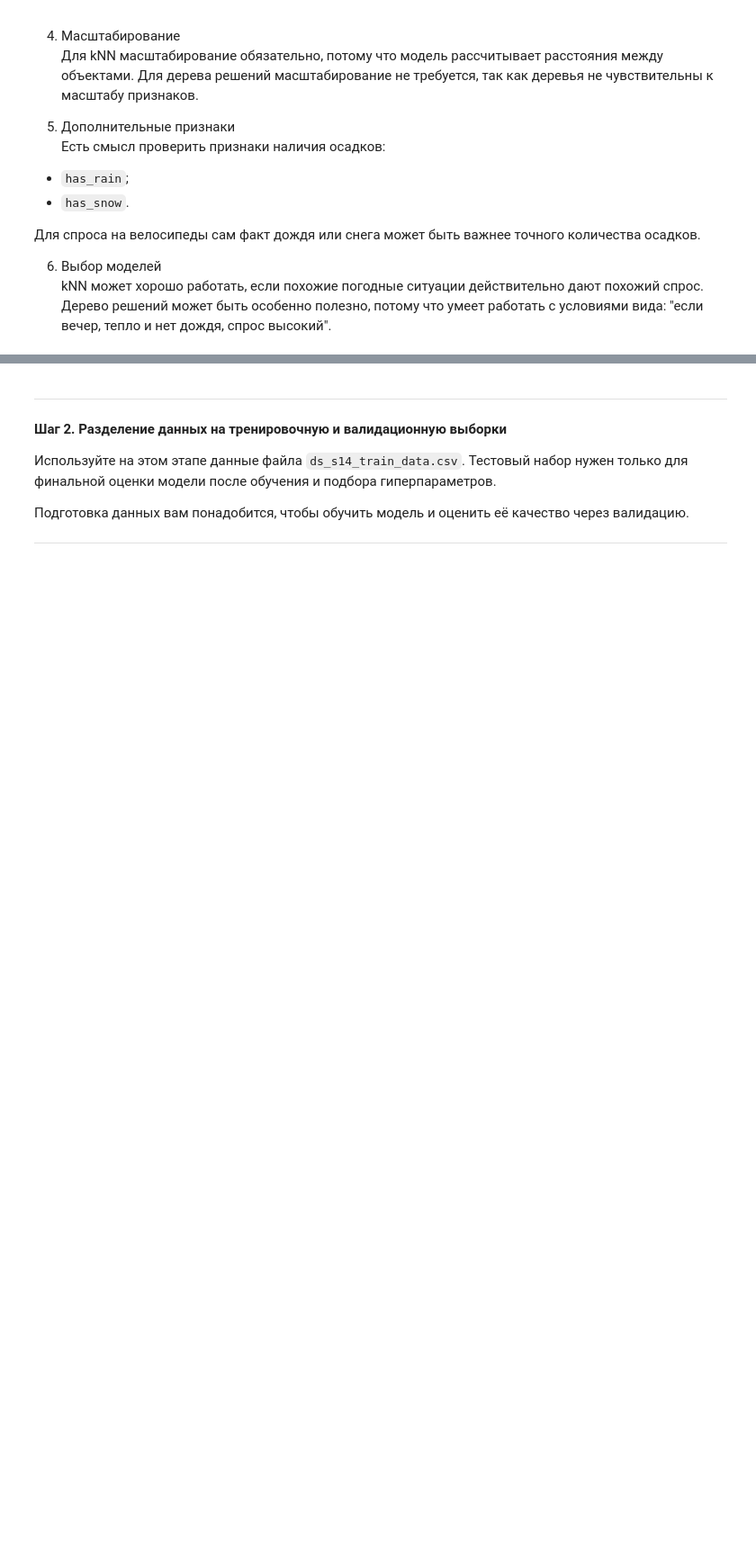
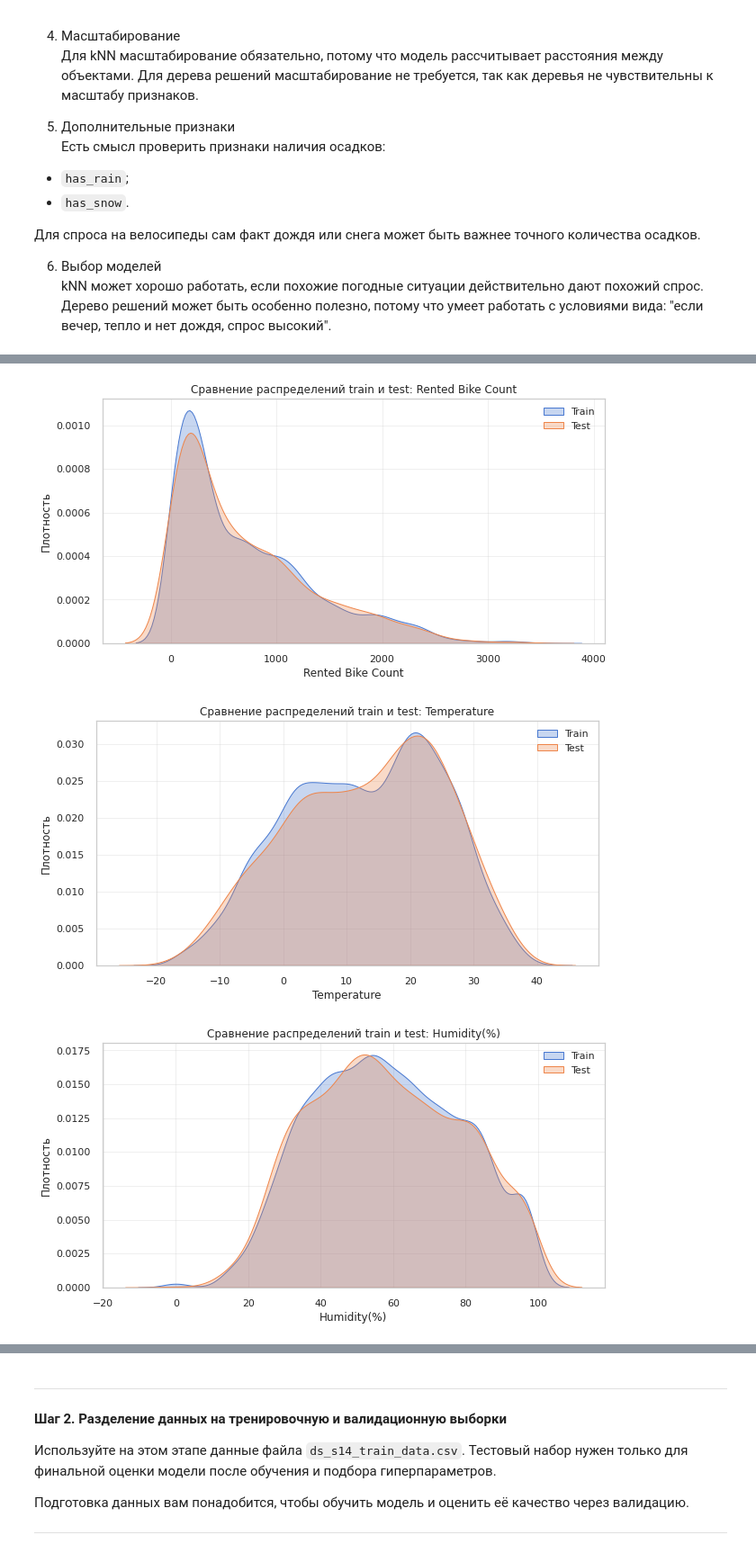
Before and after one commit to lamajker/DS_YP_KNN_DecisionTree_BikeSouth_Demand, a Jupyter notebook: DS_YP_KNN_DecisionTree_BikeSouth_Melnikov.ipynb, the cells around one changed output, grey strips where cells are left out. Shown at 90% size. Drawn from its saved outputs; the diff is of its cells as text; code cells hidden in the pictures; blank space fills up the shorter version.

```diff
--- a/DS_YP_KNN_DecisionTree_BikeSouth_Melnikov.ipynb
+++ b/DS_YP_KNN_DecisionTree_BikeSouth_Melnikov.ipynb
@@ -1107,0 +1800,39 @@ kNN может хорошо работать, если похожие погод
+# %%
+# Визуальное сравнение распределений ключевых признаков
+features_to_compare = [
+    TARGET,
+    'Temperature',
+    'Humidity(%)',
+    'Solar Radiation (MJ/m2)',
+    'Rainfall(mm)',
+    'Snowfall (cm)'
+]
+
+for feature in features_to_compare:
+    plt.figure(figsize=(10, 5))
+
+    sns.kdeplot(
+        data=train_data,
+        x=feature,
+        label='Train',
+        fill=True,
+        alpha=0.3
+    )
+
+    sns.kdeplot(
+        data=test_data,
+        x=feature,
+        label='Test',
+        fill=True,
+        alpha=0.3
+    )
+
+    plt.title(f'Сравнение распределений train и test: {feature}')
+    plt.xlabel(feature)
+    plt.ylabel('Плотность')
+    plt.legend()
+    plt.show()
+# %% [output]
+[figure, added]
+[figure, added]
+[figure, added]
```
Also changed, not shown: parts of 84 cells of this notebook, 1 other file.
